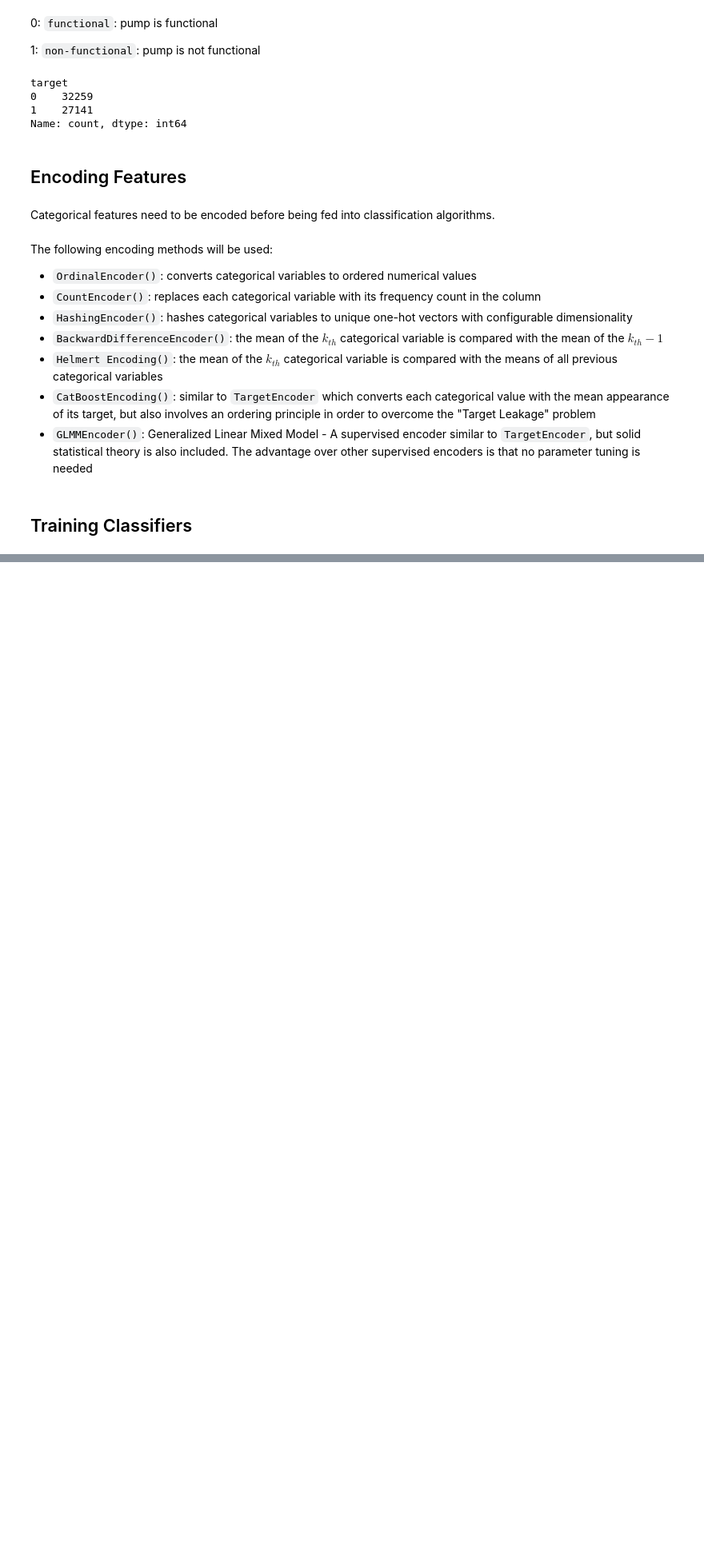
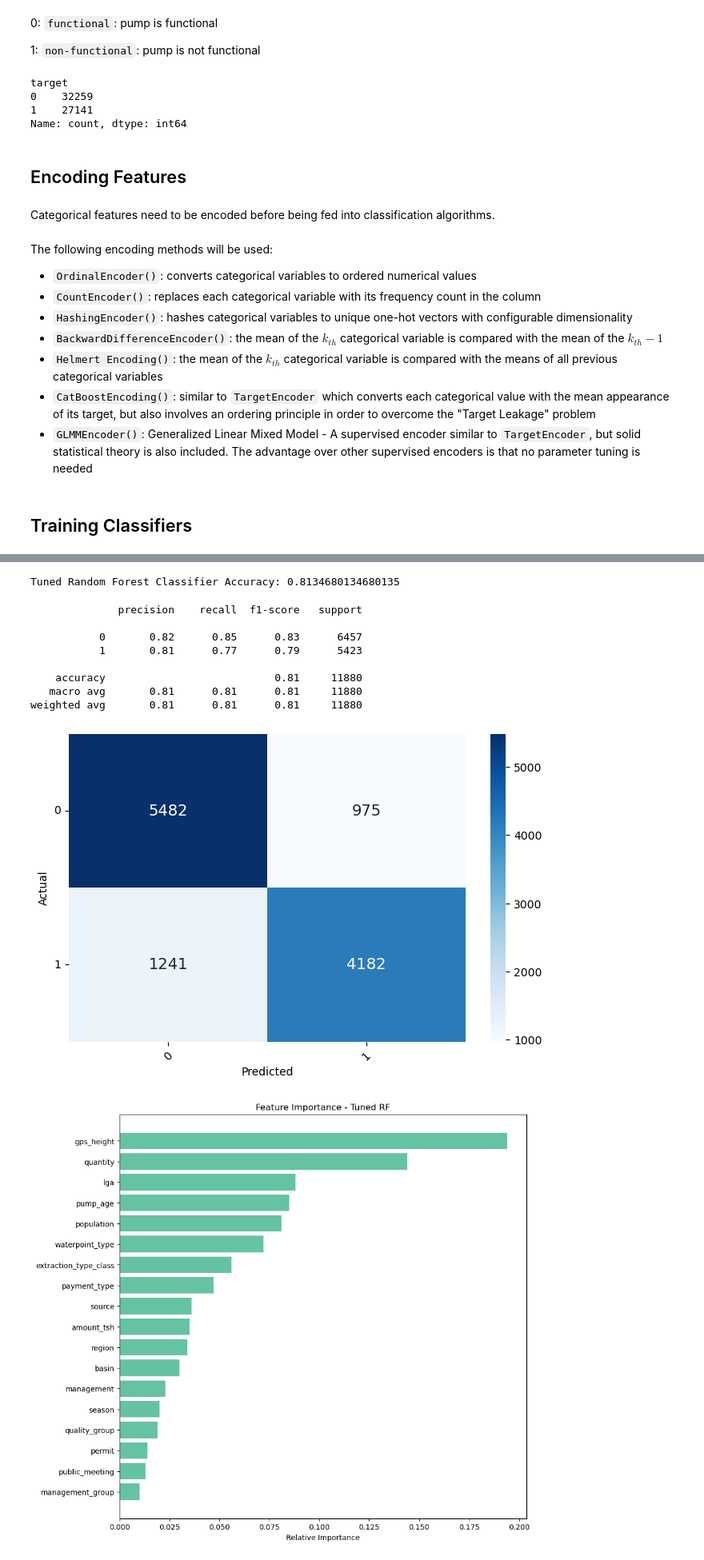
Before and after one commit to williambguo/water-pump-predictive-maintenance, a Jupyter notebook: notebooks/modeling_and_evaluation.ipynb, the cells around one changed output, grey strips where cells are left out. Shown at 80% size. Cells and saved outputs as stored; diff of their text form; code cells hidden in the pictures; blank space fills up the shorter version.

```diff
--- a/notebooks/modeling_and_evaluation.ipynb
+++ b/notebooks/modeling_and_evaluation.ipynb
@@ -276,0 +428,23 @@ weighted avg       0.81      0.81      0.81     11880
+# %%
+# Tuned RF
+tuned_rf.fit(X_train, y_train)
+y_pred = tuned_rf.predict(X_test)
+acc = accuracy_score(y_test, y_pred)
+print(f'Tuned Random Forest Classifier Accuracy: {acc}')
+# %% [output]
+Tuned Random Forest Classifier Accuracy: 0.8134680134680135
+# %%
+print(classification_report(y_test, y_pred))
+confusion_matrix_plotter(y_test, y_pred)
+feature_importances(rf, ' - Tuned RF')
+# %% [output]
+              precision    recall  f1-score   support
+
+           0       0.82      0.85      0.83      6457
+           1       0.81      0.77      0.79      5423
+
+    accuracy                           0.81     11880
+   macro avg       0.81      0.81      0.81     11880
+weighted avg       0.81      0.81      0.81     11880
+[figure, added]
+[figure, added]
```
Also changed, not shown: parts of 25 cells of this notebook, 2 other files.
